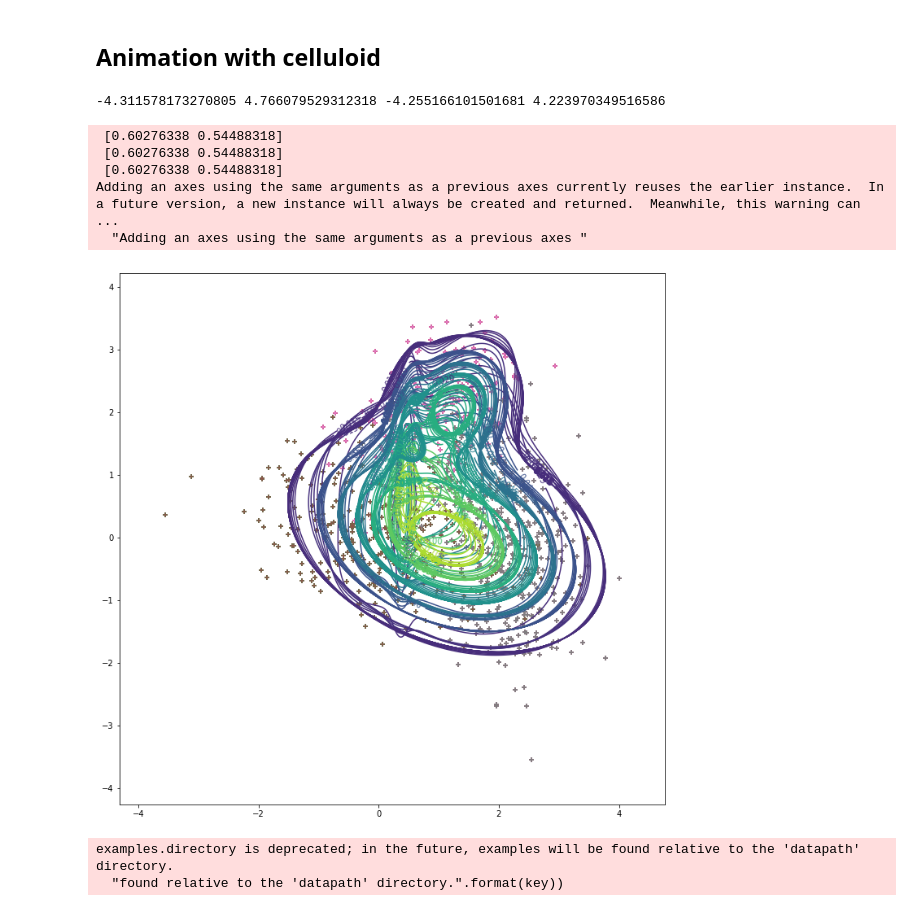
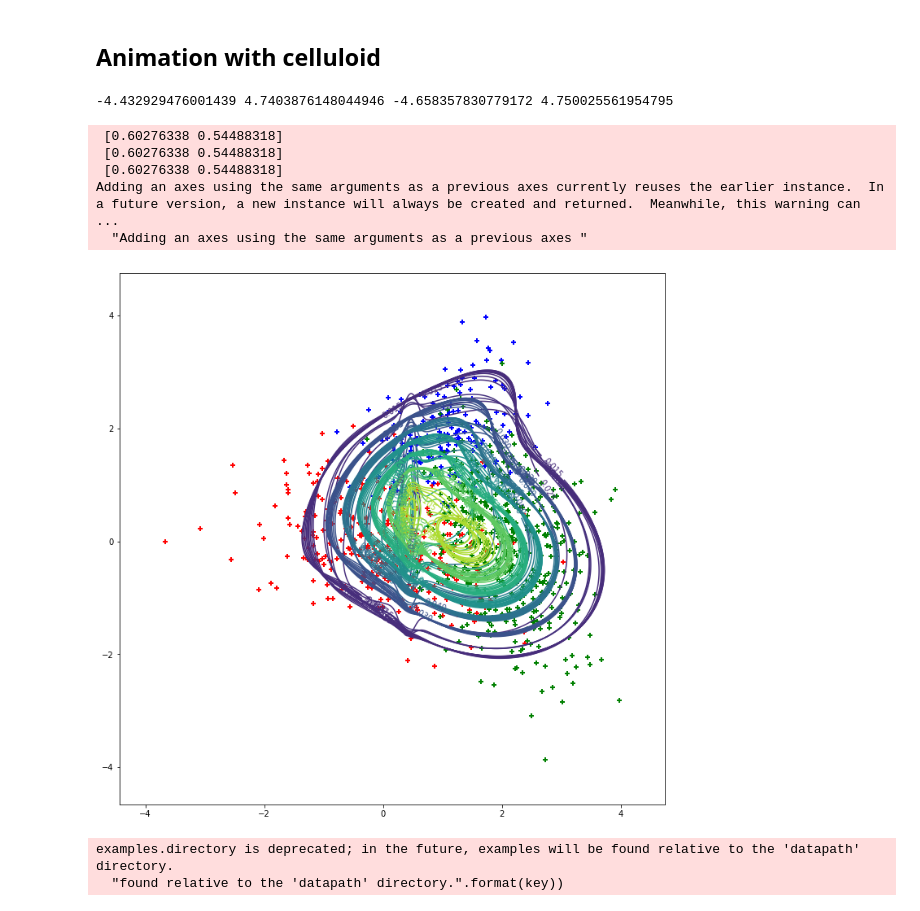
Before and after one commit to fd0r/PGM_PS2, a Jupyter notebook: Lab.ipynb, the cells around one changed output. Saved outputs shown, nothing was run; the diff lists cells and outputs as text; code cells hidden in the pictures.

Commit message:
add multigaussian contour to plot

```diff
--- a/Lab.ipynb
+++ b/Lab.ipynb
@@ -615,11 +615,12 @@ ax.plot(np.log(range(1,len(log_likes)+1)), log_likes)
 # %%
 log_likes = list()
+np.random.seed(0)
+
 for k in range(10):
     # TODO: Compute log-likelihood
     max_iter = 100
     estimated_components = 3
     d = len(mus[0])
-    np.random.seed(0)
     means_0 = np.random.rand(estimated_components,d)
     covariances_0=np.random.rand(estimated_components,d,d)
     for idx, matrix in enumerate(covariances_0):
@@ -642,5 +643,5 @@ for k in range(10):
 
         for t, (means, covariances, membership_weights, delta, value) in pbar:
             log_likes_sub.append(value)
-    log_likes.append(log_likes_sub)
+    log_likes.append(log_likes_sub[:])
 # %% [output]
@@ -648,7 +649,8 @@ for k in range(10):
 # %%
-fig = plt.figure()
+fig = plt.figure(figsize=(12,12))
 ax = fig.add_subplot(111)
 for i, log_like in enumerate(log_likes):
-    ax.lines(np.log(range(1,len(log_like))),log_like)
+    if len(log_like)>2:
+        ax.plot(np.log(range(2,len(log_like)+1)) ,log_like[1:], c=plt.cm.RdYlBu(i*5                                                                           ))
 plt.show()
 # %% [output]
@@ -713,36 +715,41 @@ with tqdm(enumerate(EM_generator(data=gmm_sample,
             normals[idx] = multivariate_normal(means[idx],covariances[idx])
 
         def my_distrib(pos):
             return sum(membership_weights[idx]*normal.pdf(pos) for idx, normal in enumerate(normals))
 
 
         x, y = np.mgrid[xmin:xmax:.01, ymin:ymax:.01]
         pos = np.dstack((x, y))
 
         ax = fig.add_subplot(111)
 
         if False:
             ax.contourf(x, y, my_distrib(pos))
         else:
             cp = ax.contour(x, y, my_distrib(pos))
         ax.clabel(cp, inline=True,
                   fontsize=10)
+        color_dict = {
+            0:'red',
+            1:'blue',
+            2:'green'
+        }
         for gaussian_idx in range(K):
-            ax.scatter(gmm_sample[:,0][xis[:,gaussian_idx]], gmm_sample[:,1][xis[:,gaussian_idx]],marker='+')
+            ax.scatter(gmm_sample[:,0][xis[:,gaussian_idx]], gmm_sample[:,1][xis[:,gaussian_idx]],marker='+',c=color_dict[gaussian_idx])
         camera.snap()
 
         log_likes.append(value)
         if  t > max_iter:
             print('Reach max_iteration={}'.format(max_iter))
             break
 # %% [output]
--4.311578173270805 4.766079529312318 -4.255166101501681 4.223970349516586
+-4.432929476001439 4.7403876148044946 -4.658357830779172 4.750025561954795
  [0.60276338 0.54488318]
  [0.60276338 0.54488318]
  [0.60276338 0.54488318]
 Adding an axes using the same arguments as a previous axes currently reuses the earlier instance.  In a future version, a new instance will always be created and returned.  Meanwhile, this warning can ...
   "Adding an axes using the same arguments as a previous axes "
-[figure, old version]
+[figure, new version]
 # %%
 animation = camera.animate()
 animation.save('animation.mp4')
```
Also changed, not shown: parts of 12 cells of this notebook.
